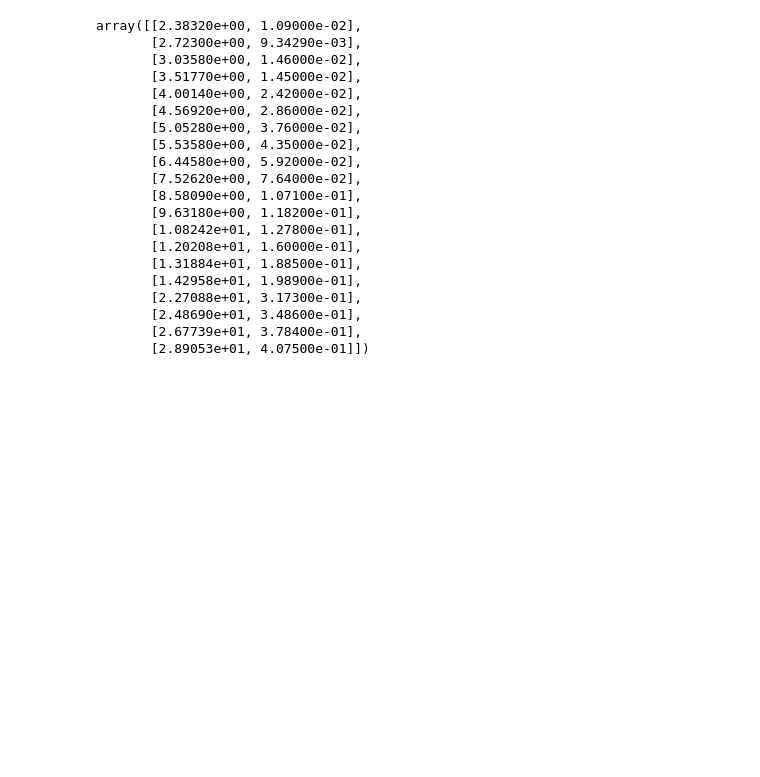
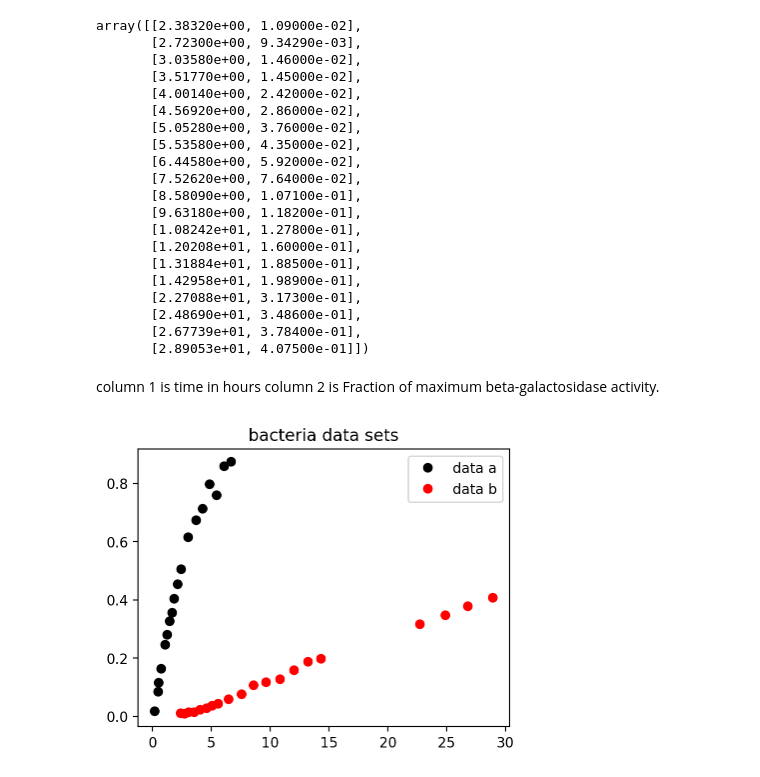
Before and after one commit to e-d-p-9/Physical-Modeling-with-Python, a Jupyter notebook: Ch5/HIV_Bacteria_Computer_Lab.ipynb, the cells around one changed output. Drawn from its saved outputs; the diff is of its cells as text; code cells hidden in the pictures; blank space fills up the shorter version.

Commit message:
plot bacteria dataset

```diff
--- a/Ch5/HIV_Bacteria_Computer_Lab.ipynb
+++ b/Ch5/HIV_Bacteria_Computer_Lab.ipynb
@@ -187,3 +187,14 @@ array([[2.38320e+00, 1.09000e-02],
        [2.48690e+01, 3.48600e-01],
        [2.67739e+01, 3.78400e-01],
        [2.89053e+01, 4.07500e-01]])
+# %% [markdown]
+column 1 is time in hours
+column 2 is Fraction of maximum beta-galactosidase activity.
+# %%
+plt.plot(bacteria_data_a[:,0], bacteria_data_a[:,1], 'ko', label='data a')
+plt.plot(bacteria_data_b[:,0],bacteria_data_b[:,1], 'ro', label='data b')
+plt.title("bacteria data sets")
+plt.legend()
+plt.show()
+# %% [output]
+[figure, added]
```
